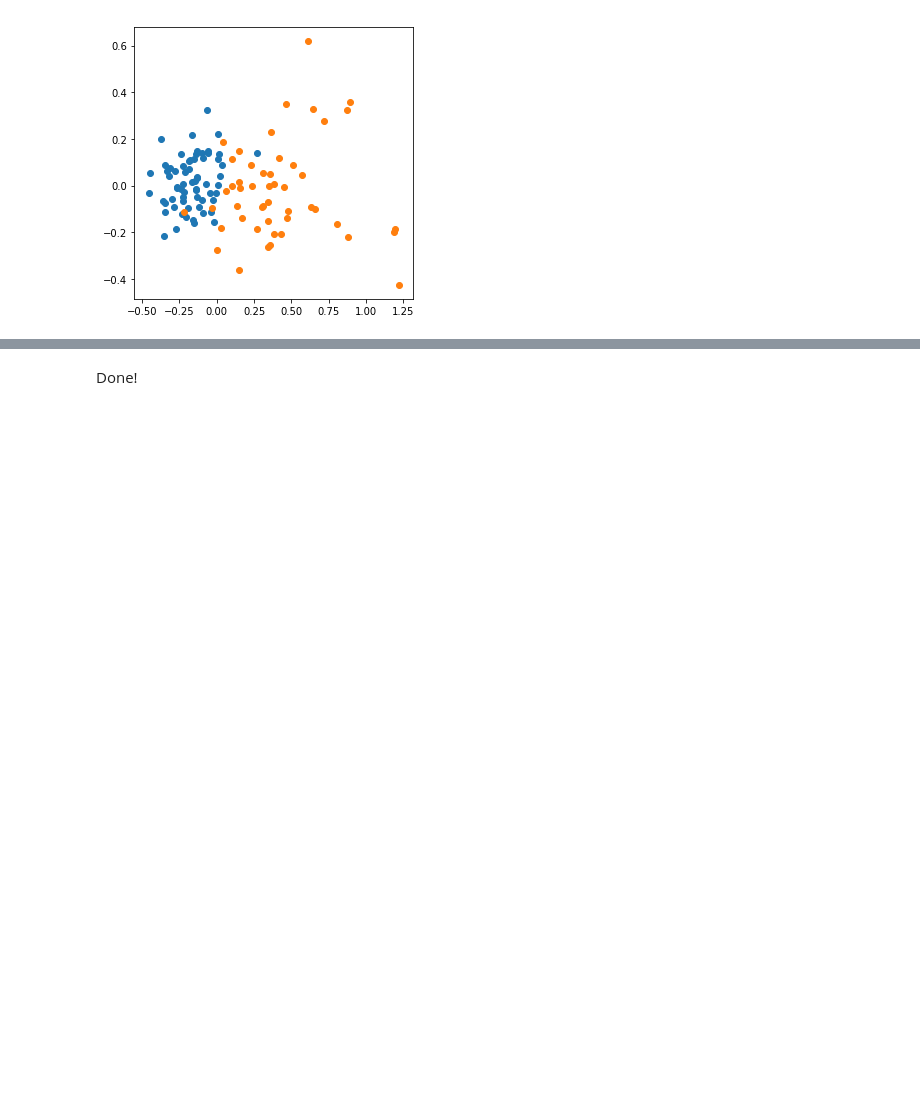
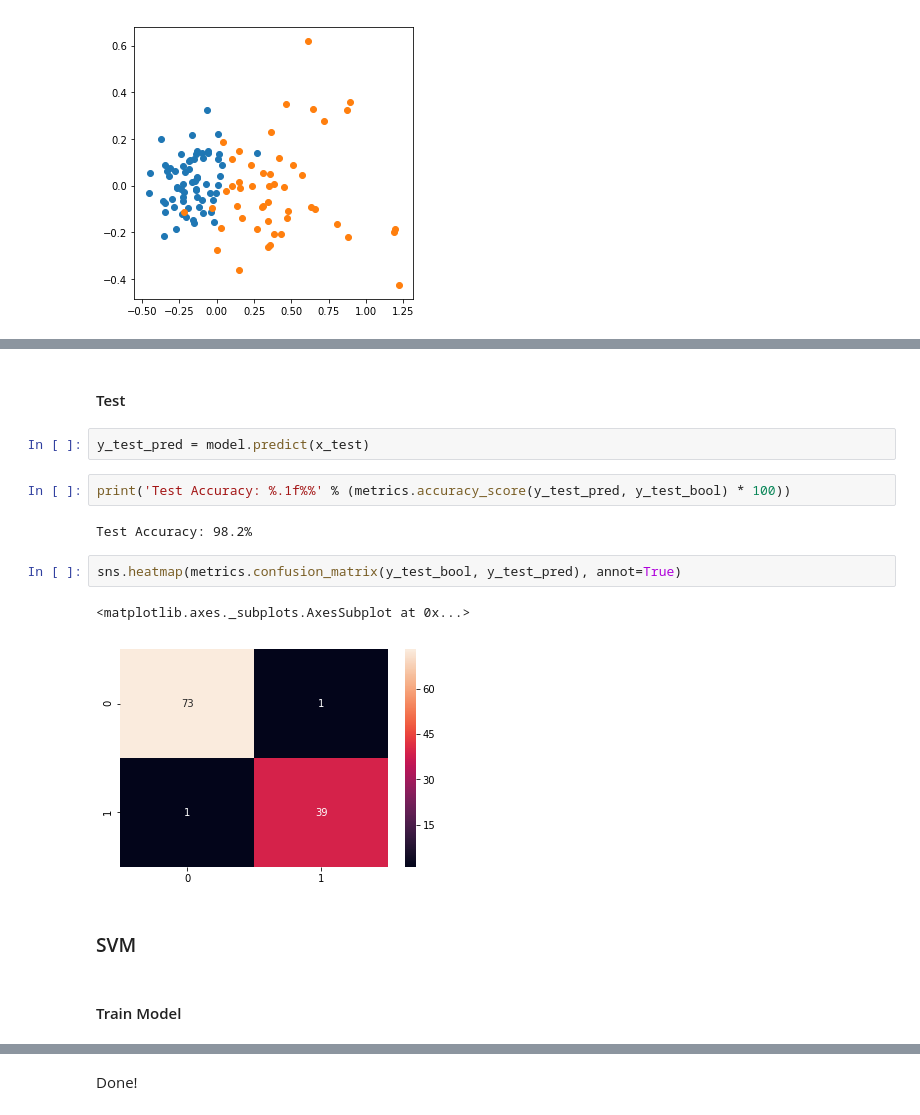
Before and after one commit to leoniloris/Visualization-In-Data-Science, a Jupyter notebook: ensembles/comparing-supervised-methods.ipynb, the cells around one changed output, grey strips where cells are left out. Drawn from its saved outputs; the diff is of its cells as text; blank space fills up the shorter version.

```diff
--- a/ensembles/comparing-supervised-methods.ipynb
+++ b/ensembles/comparing-supervised-methods.ipynb
@@ -65,0 +153,17 @@ plt.scatter(x_val[y_val[:, 1] == 'M', 0], x_val[y_val[:, 1] == 'M', 1])
+# %% [markdown]
+#### Test
+# %%
+y_test_pred = model.predict(x_test)
+# %%
+print('Test Accuracy: %.1f%%' % (metrics.accuracy_score(y_test_pred, y_test_bool) * 100))
+# %% [output]
+Test Accuracy: 98.2%
+# %%
+sns.heatmap(metrics.confusion_matrix(y_test_bool, y_test_pred), annot=True)
+# %% [output]
+<matplotlib.axes._subplots.AxesSubplot at 0x...>
+[figure, added]
+# %% [markdown]
+### SVM
+# %% [markdown]
+#### Train Model
```
Also changed, not shown: parts of 35 cells of this notebook, 3 other files.
